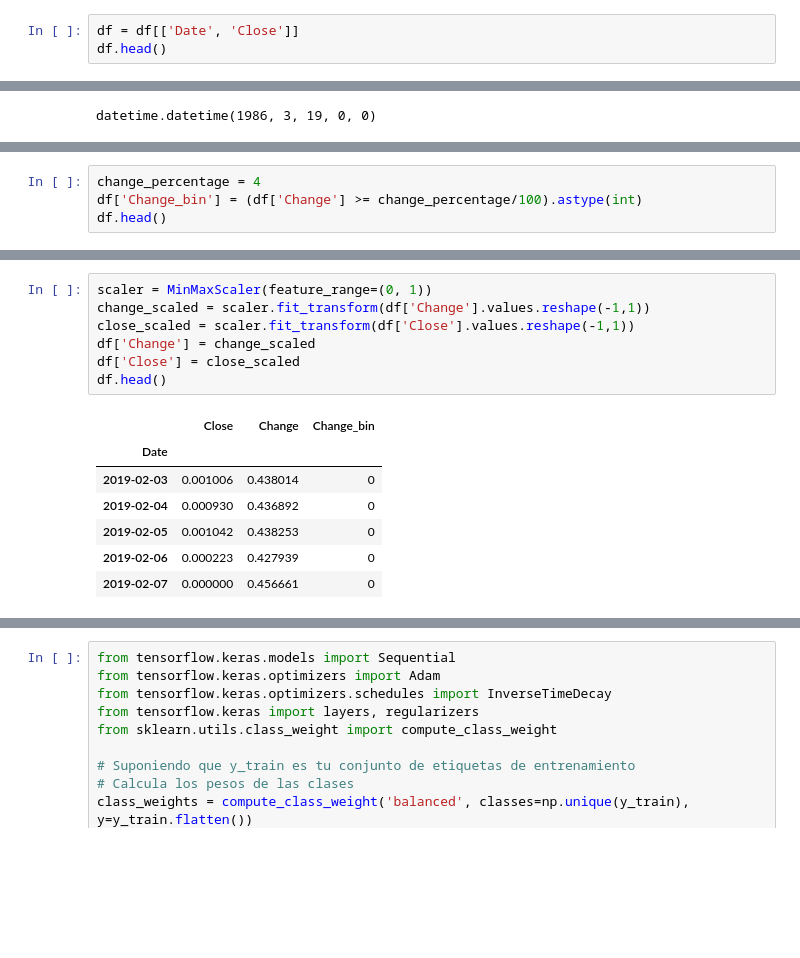
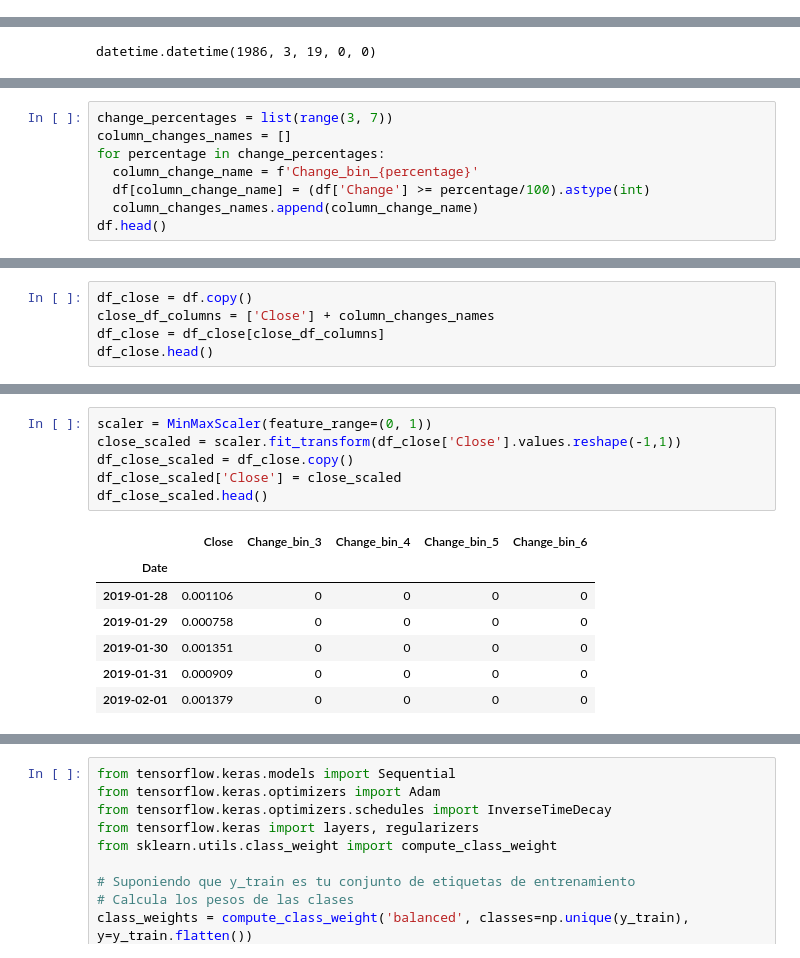
Before and after one commit to Lucas-CE/Bitcoin-forecast, a Jupyter notebook: Problem-2/percentage_win_classfication.ipynb, the cells around one changed output, grey strips where cells are left out. Saved outputs shown, nothing was run; the diff lists cells and outputs as text; blank space fills up the shorter version.

```diff
--- a/Problem-2/percentage_win_classfication.ipynb
+++ b/Problem-2/percentage_win_classfication.ipynb
@@ -19,3 +18,0 @@ df.head()
-# %%
-df = df[['Date', 'Close']]
-df.head()
@@ -73,4 +62,0 @@ df.head()
-# %%
-change_percentage = 4
-df['Change_bin'] = (df['Change'] >= change_percentage/100).astype(int)
-df.head()
@@ -94,0 +68,8 @@ plt.plot(df.index, df['Change'])
+# %%
+change_percentages = list(range(3, 7))
+column_changes_names = []
+for percentage in change_percentages:
+  column_change_name = f'Change_bin_{percentage}'
+  df[column_change_name] = (df['Change'] >= percentage/100).astype(int)
+  column_changes_names.append(column_change_name)
+df.head()
@@ -94,0 +94,5 @@ plt.plot(df.index, df['Change'])
+# %%
+df_close = df.copy()
+close_df_columns = ['Close'] + column_changes_names
+df_close = df_close[close_df_columns]
+df_close.head()
@@ -95,18 +107,17 @@ plt.plot(df.index, df['Change'])
 # %%
 scaler = MinMaxScaler(feature_range=(0, 1))
-change_scaled = scaler.fit_transform(df['Change'].values.reshape(-1,1))
-close_scaled = scaler.fit_transform(df['Close'].values.reshape(-1,1))
-df['Change'] = change_scaled
-df['Close'] = close_scaled
-df.head()
+close_scaled = scaler.fit_transform(df_close['Close'].values.reshape(-1,1))
+df_close_scaled = df_close.copy()
+df_close_scaled['Close'] = close_scaled
+df_close_scaled.head()
 # %% [output]
-|  | Close | Change | Change_bin |
-| Date |  |  |  |
-| 2019-02-03 | 0.001006 | 0.438014 | 0 |
-| 2019-02-04 | 0.000930 | 0.436892 | 0 |
-| 2019-02-05 | 0.001042 | 0.438253 | 0 |
-| 2019-02-06 | 0.000223 | 0.427939 | 0 |
-| 2019-02-07 | 0.000000 | 0.456661 | 0 |
+|  | Close | Change_bin_3 | Change_bin_4 | Change_bin_5 | Change_bin_6 |
+| Date |  |  |  |  |  |
+| 2019-01-28 | 0.001106 | 0 | 0 | 0 | 0 |
+| 2019-01-29 | 0.000758 | 0 | 0 | 0 | 0 |
+| 2019-01-30 | 0.001351 | 0 | 0 | 0 | 0 |
+| 2019-01-31 | 0.000909 | 0 | 0 | 0 | 0 |
+| 2019-02-01 | 0.001379 | 0 | 0 | 0 | 0 |
 # %%
 import numpy as np
 
```
Also changed, not shown: parts of 18 cells of this notebook.
